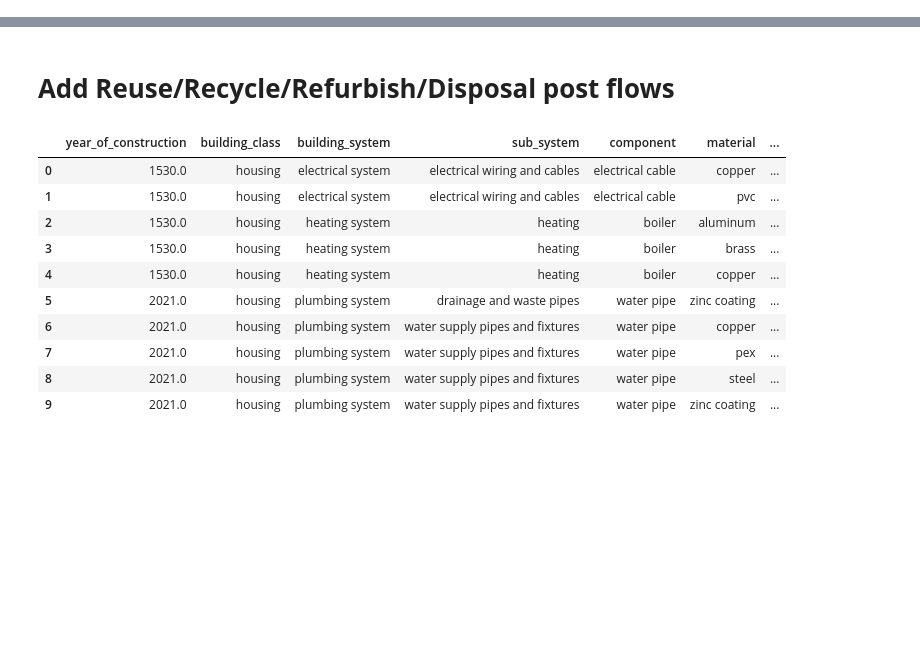
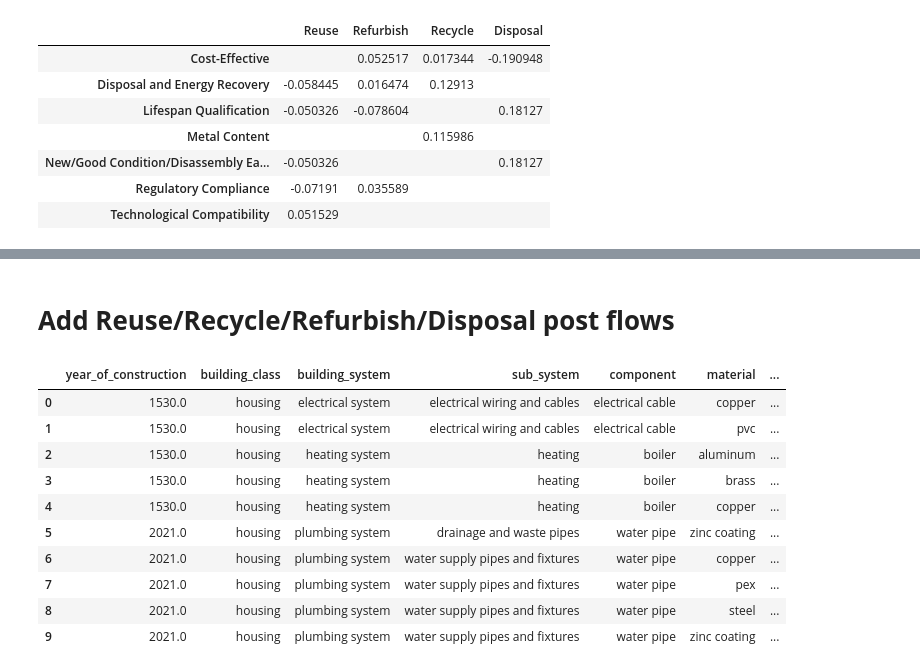
Before and after one commit to shuyanxiong/Integrated_Framework_Stock_Estimation, a Jupyter notebook: CCP.ipynb, the cells around one changed output, grey strips where cells are left out. Cells and saved outputs as stored; diff of their text form; code cells hidden in the pictures; blank space fills up the shorter version.

```diff
--- a/CCP.ipynb
+++ b/CCP.ipynb
@@ -310,0 +246,92 @@ plt.show()
+# %%
+# weight estimation based on current practice but with predefined theoretical formulas
+
+# Step 1: Imports
+import pandas as pd
+from sklearn.preprocessing import MinMaxScaler
+from sklearn.linear_model import Ridge
+
+# Step 2: Data definition
+# Component features
+feature_data = {
+    "Component": [
+        "Electrical Cable", "Boiler", "Water Pipe", "Air Duct", "Radiator",
+        "Heat Pump", "Toilet", "Sink", "Shower", "Bathtub"
+    ],
+    "Material": [
+        "Copper", "Steel", "PEX", "Aluminum", "Steel",
+        "Steel", "Ceramic", "Ceramic", "Ceramic", "Ceramic"
+    ],
+    "Technological Compatibility": [5, 5, 5, 1, 1, 5, 5, 5, 5, 5],
+    "Regulatory Compliance": [5, 5, 1, 1, 1, 5, 5, 5, 5, 5],
+    "Disposal and Energy Recovery": [5, 5, 5, 5, 5, 5, 1, 1, 1, 1],
+    "Lifespan Qualification": [1, 3, 1, 1, 3, 3, 4, 4, 4, 4],
+    "New/Good Condition/Disassembly Easiness": [1, 3, 1, 1, 3, 3, 4, 4, 4, 4],
+    "Cost-Effective": [1, 4, 1, 5, 5, 5, 3, 3, 3, 3],
+    "Metal Content": [5, 5, 1, 5, 5, 5, 1, 1, 1, 1]
+}
+df_features = pd.DataFrame(feature_data)
+
+# Current practice percentage
+pathway_data = {
+    "Reuse": [0.1, 0.05, 0.2, 0.15, 0.05, 0.05, 0.1, 0.1, 0.05, 0.05],
+    "Recycle": [0.4, 0.5, 0.3, 0.45, 0.25, 0.55, 0.2, 0.2, 0.15, 0.15],
+    "Refurbish": [0.1, 0.1, 0.1, 0.15, 0.05, 0.15, 0.05, 0.05, 0.05, 0.05],
+    "Disposal": [0.4, 0.35, 0.4, 0.25, 0.65, 0.25, 0.65, 0.65, 0.75, 0.75]
+}
+df_pathways = pd.DataFrame(pathway_data)
+
+# Step 3: Feature normalization
+features = [
+    "Technological Compatibility", "Regulatory Compliance", "Disposal and Energy Recovery",
+    "Lifespan Qualification", "New/Good Condition/Disassembly Easiness",
+    "Cost-Effective", "Metal Content"
+]
+scaler = MinMaxScaler()
+X_features = scaler.fit_transform(df_features[features])
+X_norm = pd.DataFrame(X_features, columns=features)
+
+# Step 4: Define theoretical formulas (feature selection per pathway)
+reuse_features = ["Technological Compatibility", "Regulatory Compliance",
+                  "New/Good Condition/Disassembly Easiness", "Lifespan Qualification",
+                  "Disposal and Energy Recovery"]
+refurbish_features = ["Lifespan Qualification", "Disposal and Energy Recovery",
+                      "Cost-Effective", "Regulatory Compliance"]
+recycle_features = ["Metal Content", "Cost-Effective", "Disposal and Energy Recovery"]
+disposal_features = ["New/Good Condition/Disassembly Easiness", "Cost-Effective", "Lifespan Qualification"]
+
+# Step 5: Ridge regression per pathway
+def fit_pathway_model(y, X, feature_list):
+    model = Ridge(alpha=0.1)
+    model.fit(X[feature_list], y)
+    return pd.Series(model.coef_, index=feature_list)
+
+y_reuse = df_pathways["Reuse"]
+y_refurbish = df_pathways["Refurbish"]
+y_recycle = df_pathways["Recycle"]
+y_disposal = df_pathways["Disposal"]
+
+reuse_weights = fit_pathway_model(y_reuse, X_norm, reuse_features)
+refurbish_weights = fit_pathway_model(y_refurbish, X_norm, refurbish_features)
+recycle_weights = fit_pathway_model(y_recycle, X_norm, recycle_features)
+disposal_weights = fit_pathway_model(y_disposal, X_norm, disposal_features)
+
+# Combine weights
+custom_weight_df = pd.DataFrame({
+    "Reuse": reuse_weights,
+    "Refurbish": refurbish_weights,
+    "Recycle": recycle_weights,
+    "Disposal": disposal_weights
+}).fillna("")
+
+
+custom_weight_df
+# %% [output]
+|  | Reuse | Refurbish | Recycle | Disposal |
+| Cost-Effective |  | 0.052517 | 0.017344 | -0.190948 |
+| Disposal and Energy Recovery | -0.058445 | 0.016474 | 0.12913 |  |
+| Lifespan Qualification | -0.050326 | -0.078604 |  | 0.18127 |
+| Metal Content |  |  | 0.115986 |  |
+| New/Good Condition/Disassembly Ea... | -0.050326 |  |  | 0.18127 |
+| Regulatory Compliance | -0.07191 | 0.035589 |  |  |
+| Technological Compatibility | 0.051529 |  |  |  |
```
Also changed, not shown: parts of 10 cells of this notebook.
